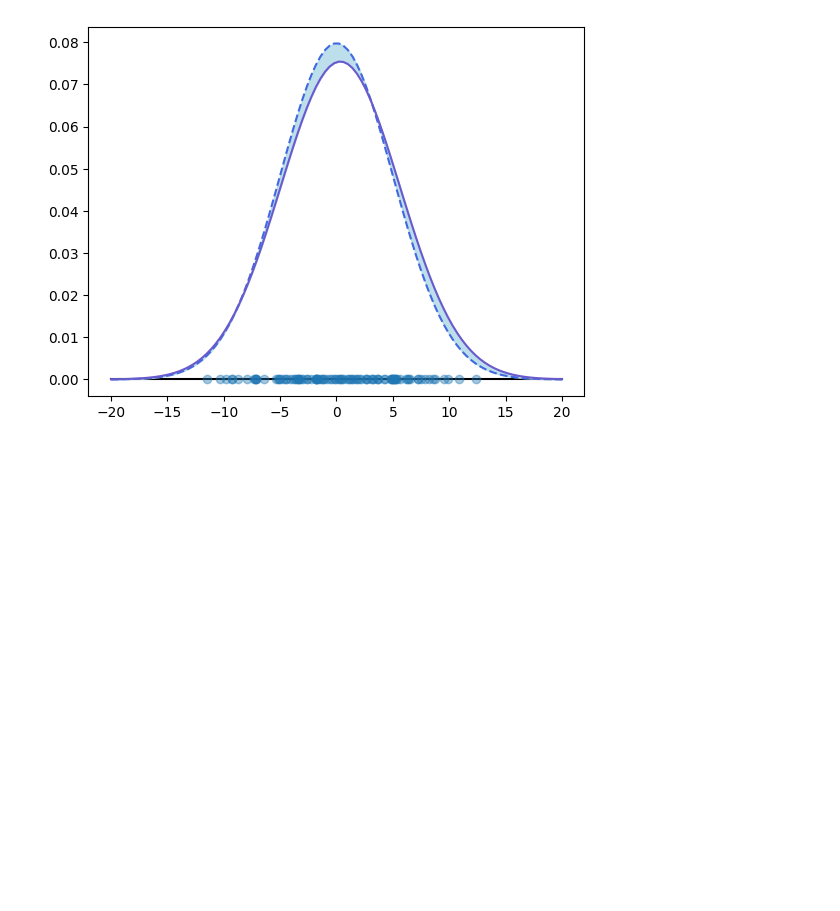
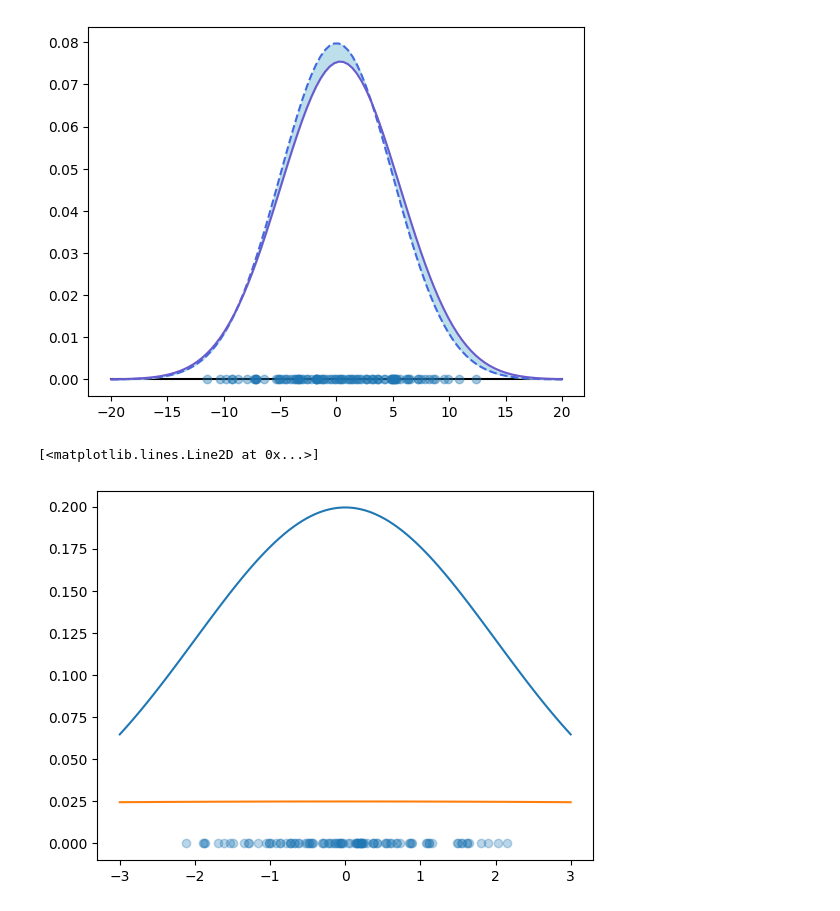
Before and after one commit to szmidapatrik/machine-learning, a Jupyter notebook: test.ipynb, the cells around one changed output. Drawn from its saved outputs; the diff is of its cells as text; code cells hidden in the pictures; blank space fills up the shorter version.

```diff
--- a/test.ipynb
+++ b/test.ipynb
@@ -37,3 +37,18 @@ plt.fill_between(np.linspace(-20,20,n), norm.pdf(np.linspace(-20,20,n), 0, 5), n
 0.641110430197191
 <matplotlib.collections.PolyCollection at 0x...>
 [figure]
+# %%
+from scitools.distribution import NormalDistribution
+import matplotlib.pyplot as plt
+import numpy as np
+from scipy.stats import norm
+
+normal = NormalDistribution(0,4)
+x = normal.sample(100)
+axis = np.linspace(-3,3,100)
+plt.scatter(x, np.zeros(100), alpha=0.3)
+plt.plot(axis, norm(0,2).pdf(axis))
+plt.plot(axis, normal.pdf(axis))
+# %% [output]
+[<matplotlib.lines.Line2D at 0x...>]
+[figure, added]
```
